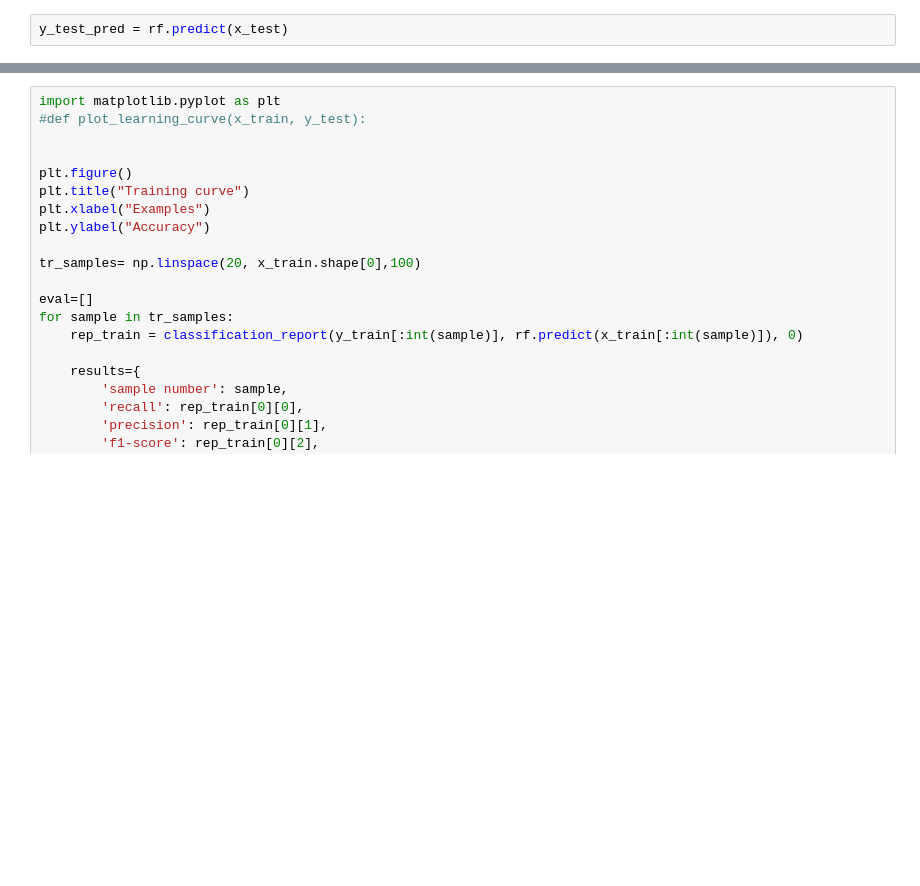
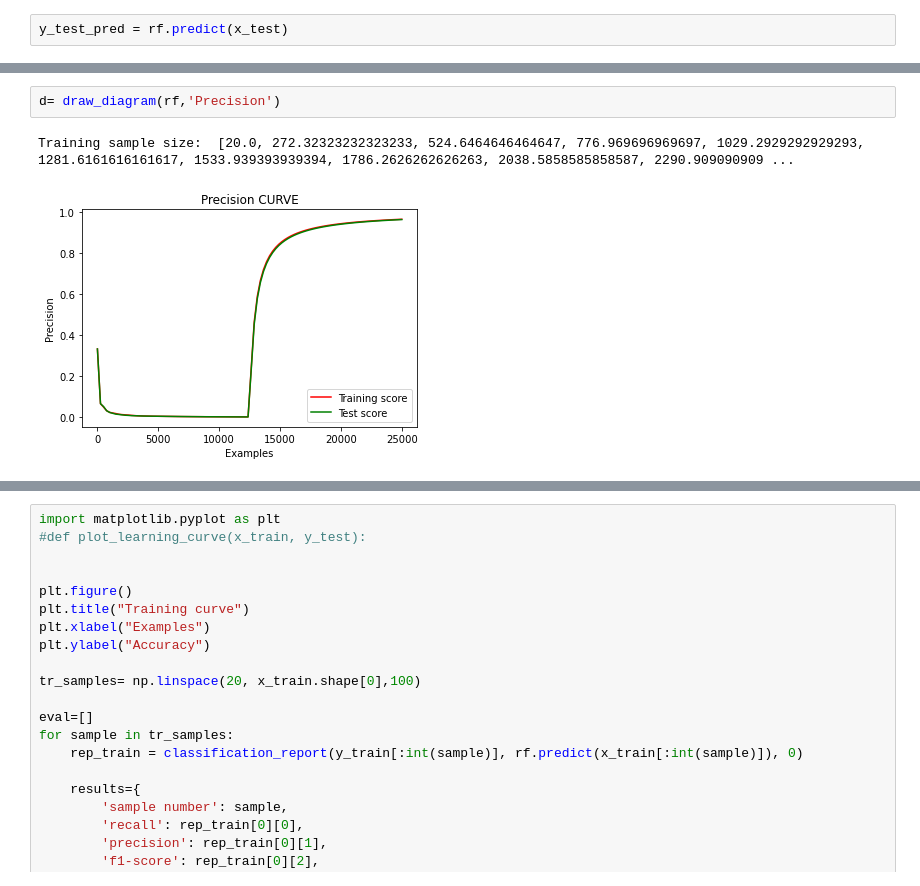
Before and after one commit to ProtonotariosM/Ai_project2, a Jupyter notebook: Random_forest.ipynb, the cells around one changed output, grey strips where cells are left out. Cells and saved outputs as stored; diff of their text form; blank space fills up the shorter version.

```diff
--- a/Random_forest.ipynb
+++ b/Random_forest.ipynb
@@ -936,0 +894,5 @@ array([[1.00000000e+00, 8.00102413e-01, 8.88952103e-01, 1.00000000e+00,
+# %%
+d= draw_diagram(rf,'Precision')
+# %% [output]
+Training sample size:  [20.0, 272.32323232323233, 524.6464646464647, 776.969696969697, 1029.2929292929293, 1281.6161616161617, 1533.939393939394, 1786.2626262626263, 2038.5858585858587, 2290.909090909 ...
+[figure, added]
```
Also changed, not shown: parts of 19 cells of this notebook, 3 other files.
